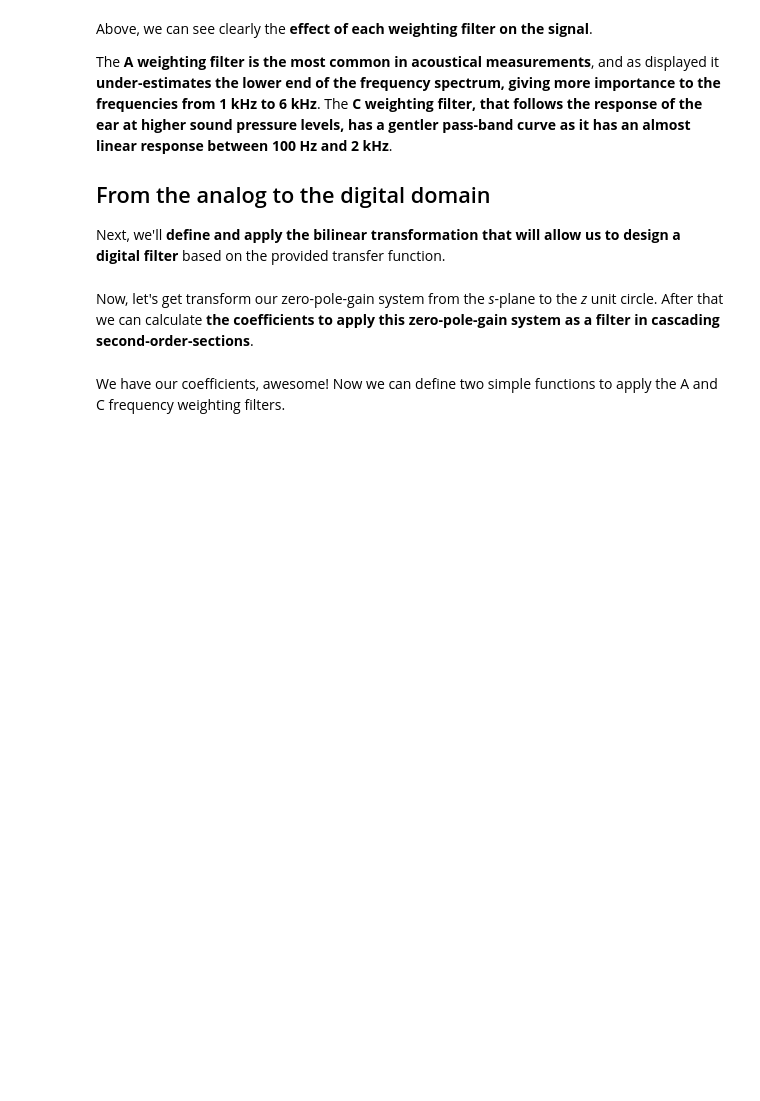
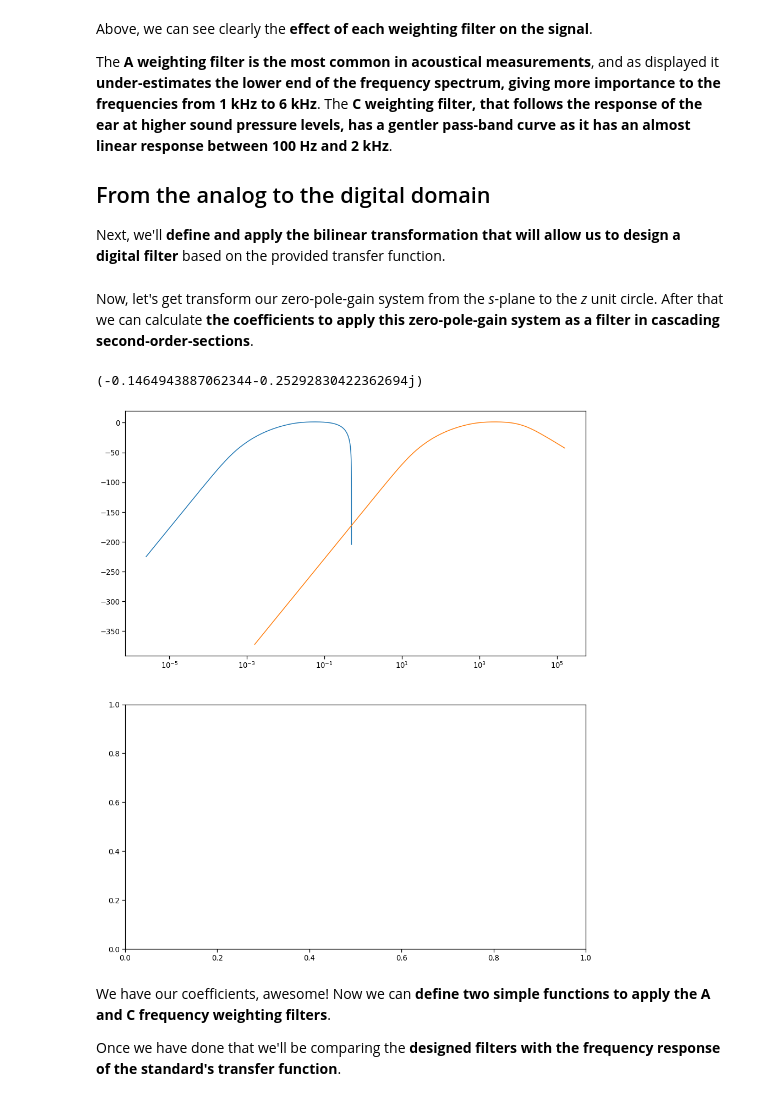
Before and after one commit to tiaqui/my_thesis, a Jupyter notebook: notebooks/2. A, C and Z frequency weightings.ipynb, the cells around one changed output. Saved outputs shown, nothing was run; the diff lists cells and outputs as text; code cells hidden in the pictures; blank space fills up the shorter version.

```diff
--- a/notebooks/2. A, C and Z frequency weightings.ipynb
+++ b/notebooks/2. A, C and Z frequency weightings.ipynb
@@ -106,5 +111,24 @@ sos_C = zpk2sos(*bilinear_zpk(z_c, p_c, k_c))
+# %%
+min(h_a)
+# %% [output]
+(-0.1464943887062344-0.25292830422362694j)
+# %%
+from scipy.signal import freqz_zpk
+
+w_a, h_a= freqz_zpk(*bilinear_zpk(Z_A, P_A, K_A))
+# %%
+fig, ax = plt.subplots(2, 1, figsize=(15,18))
+
+ax[0].plot(w_a/(2*np.pi), 20*np.log10(abs(h_a)))
+ax[0].plot(W_A/(2*np.pi), 20*np.log10(abs(H_A)))
+
+ax[0].set_xscale('log')
+# %% [output]
+[figure, added]
 # %% [markdown]
-We have our coefficients, awesome! Now we can define two simple functions to apply the A and C frequency weighting filters.
+We have our coefficients, awesome! Now we can **define two simple functions to apply the A and C frequency weighting filters**.
+
+Once we have done that we'll be comparing the **designed filters with the frequency response of the standard's transfer function**.
 # %%
 def filt_A(x):
     """ Applies the A weighting filter to the input signal 'x' """
```
Also changed, not shown: parts of 2 cells of this notebook, 4 other files.
